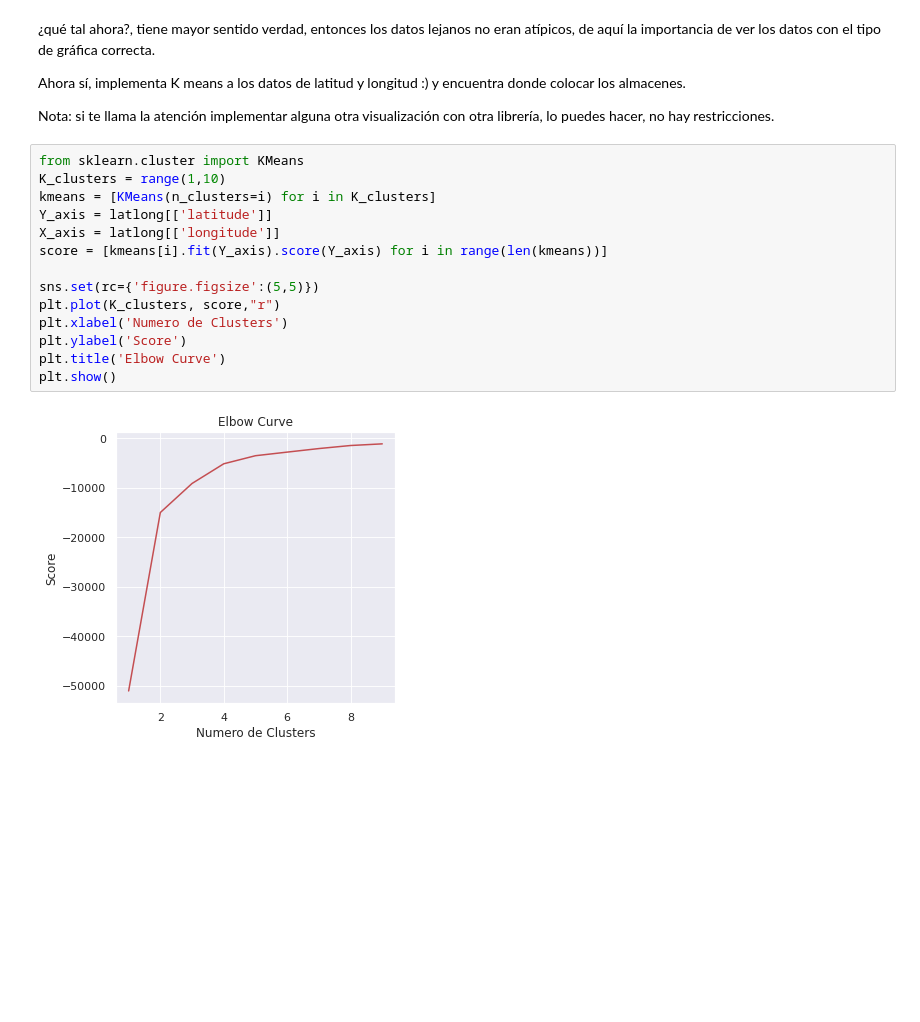
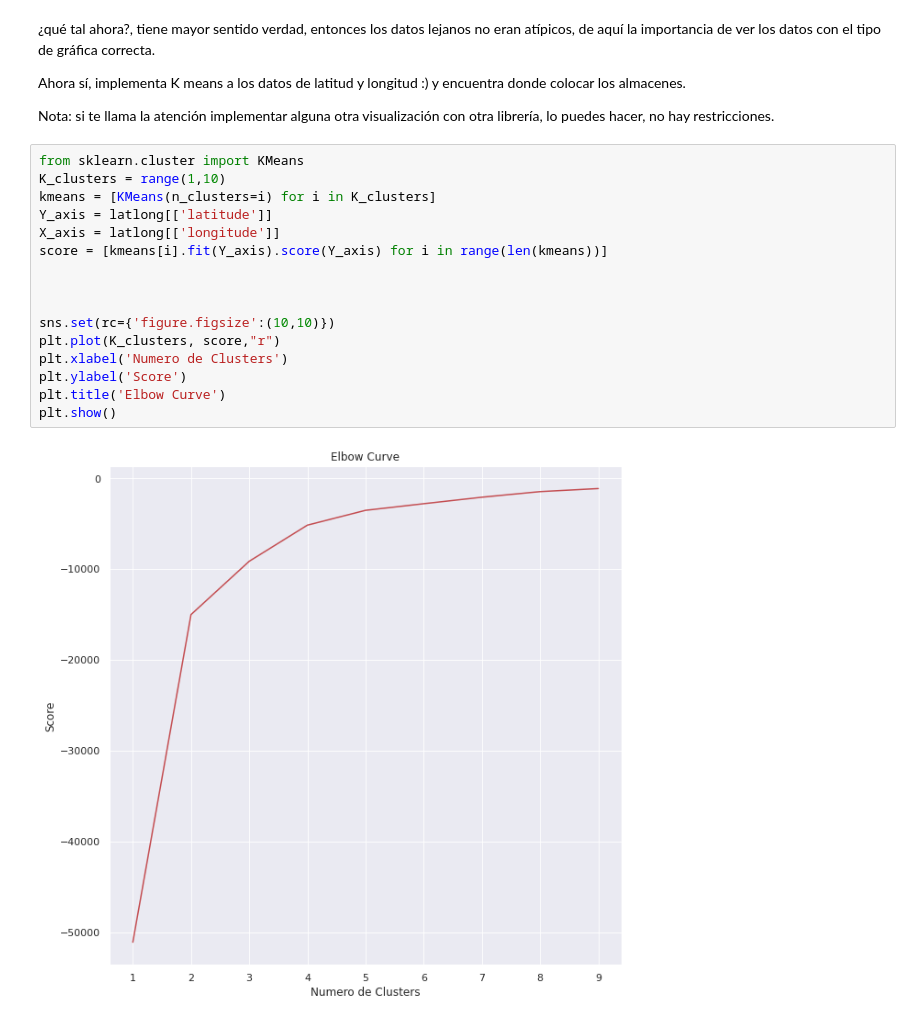
Before and after one commit to PosgradoMNA/actividades-de-aprendizaje-Jose-Bernardo-Moreno-Villarreal, a Jupyter notebook: Ciencia_de_Datos_Semana_7_Parte_2.ipynb, the cells around one changed output. Drawn from its saved outputs; the diff is of its cells as text; blank space fills up the shorter version.

```diff
--- a/Ciencia_de_Datos_Semana_7_Parte_2.ipynb
+++ b/Ciencia_de_Datos_Semana_7_Parte_2.ipynb
@@ -221,16 +221,18 @@ Nota: si te llama la atención implementar alguna otra visualización con otra l
 # %%
 from sklearn.cluster import KMeans
 K_clusters = range(1,10)
 kmeans = [KMeans(n_clusters=i) for i in K_clusters]
 Y_axis = latlong[['latitude']]
 X_axis = latlong[['longitude']]
 score = [kmeans[i].fit(Y_axis).score(Y_axis) for i in range(len(kmeans))]
 
-sns.set(rc={'figure.figsize':(5,5)})
+
+
+sns.set(rc={'figure.figsize':(10,10)})
 plt.plot(K_clusters, score,"r")
 plt.xlabel('Numero de Clusters')
 plt.ylabel('Score')
 plt.title('Elbow Curve')
 plt.show()
 # %% [output]
-[figure, old version]
+[figure, new version]
```
Also changed, not shown: parts of 20 cells of this notebook.
